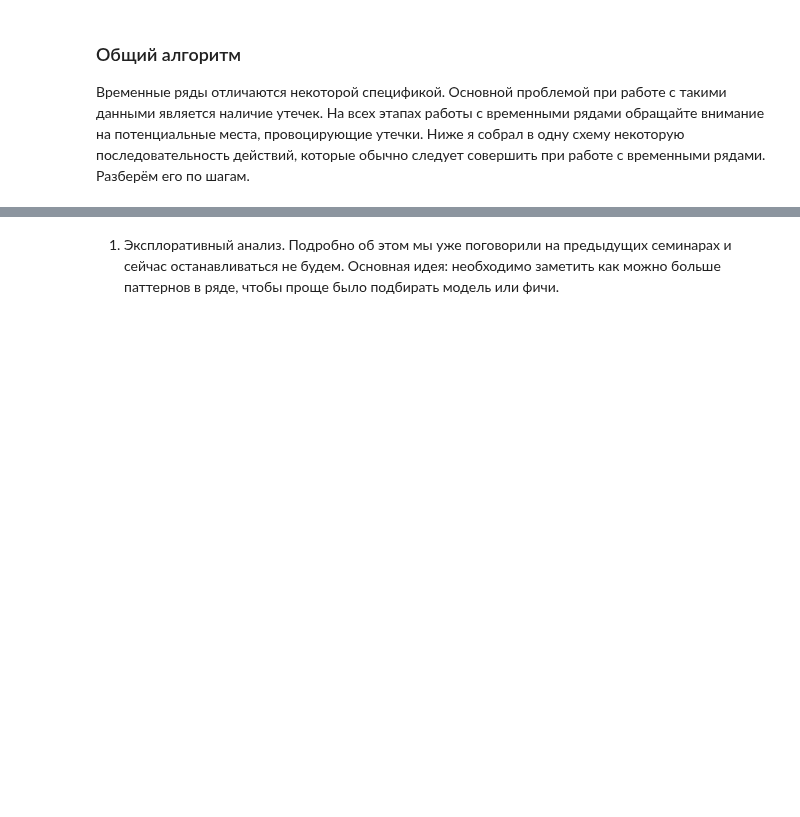
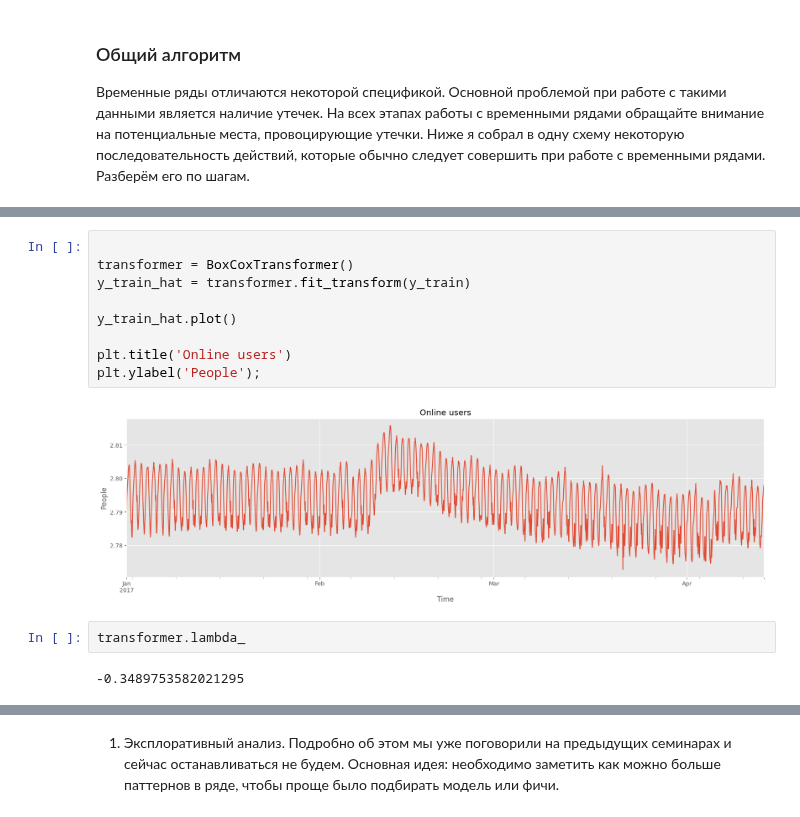
Before and after one commit to Pyatachokk/hse_ts_course, a Jupyter notebook: 2024-spring/seminars/sem_04_approach.ipynb, the cells around one changed output, grey strips where cells are left out. Drawn from its saved outputs; the diff is of its cells as text; blank space fills up the shorter version.

```diff
--- a/2024-spring/seminars/sem_04_approach.ipynb
+++ b/2024-spring/seminars/sem_04_approach.ipynb
@@ -33,0 +62,15 @@ plt.rcParams["figure.figsize"] = (20,5)
+# %%
+
+transformer = BoxCoxTransformer()
+y_train_hat = transformer.fit_transform(y_train)
+
+y_train_hat.plot()
+
+plt.title('Online users')
+plt.ylabel('People');
+# %% [output]
+[figure, added]
+# %%
+transformer.lambda_
+# %% [output]
+-0.3489753582021295
```
Also changed, not shown: parts of 18 cells of this notebook, 4 other files.
